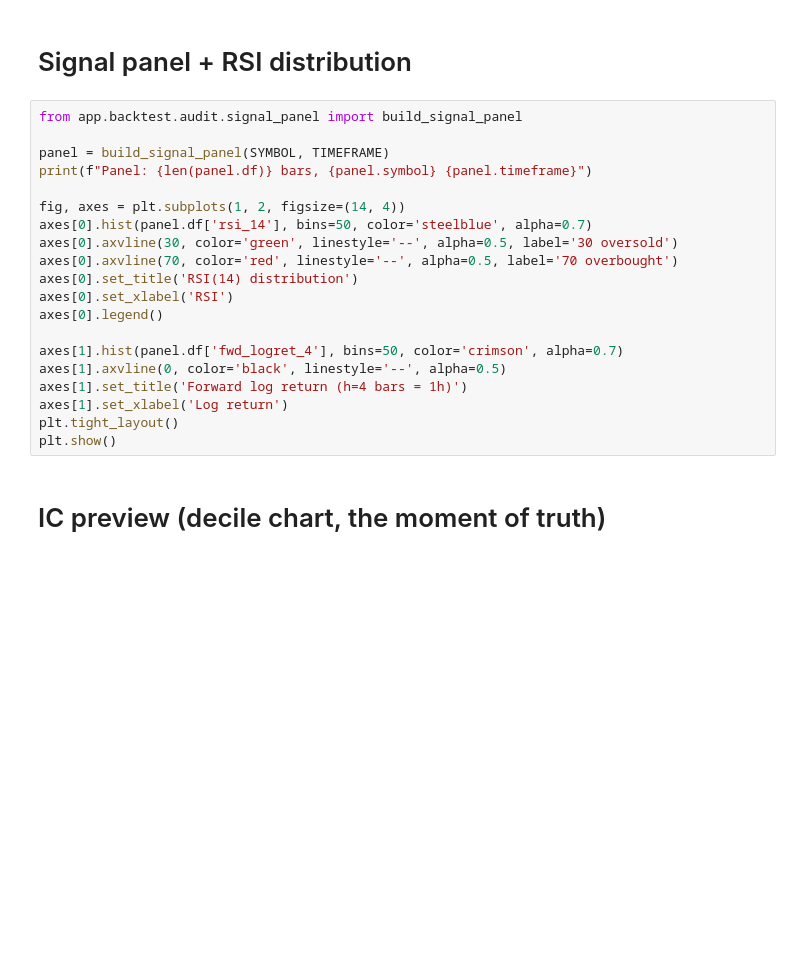
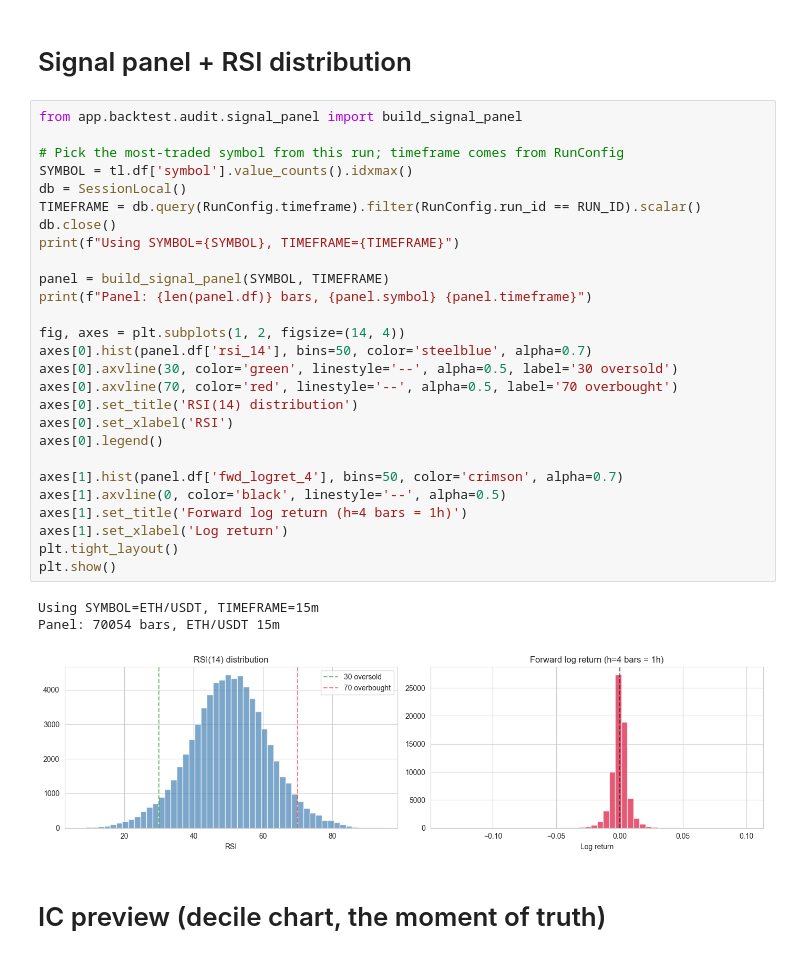
Before and after one commit to heavendragon-17/rsi_bot, a Jupyter notebook: research/2026-04-28_phase1_audit_exploration.ipynb, the cells around one changed output. Drawn from its saved outputs; the diff is of its cells as text; blank space fills up the shorter version.

```diff
--- a/research/2026-04-28_phase1_audit_exploration.ipynb
+++ b/research/2026-04-28_phase1_audit_exploration.ipynb
@@ -132,24 +180,35 @@ plt.show()
 # Signal panel + RSI distribution
 # %%
 from app.backtest.audit.signal_panel import build_signal_panel
+
+# Pick the most-traded symbol from this run; timeframe comes from RunConfig
+SYMBOL = tl.df['symbol'].value_counts().idxmax()
+db = SessionLocal()
+TIMEFRAME = db.query(RunConfig.timeframe).filter(RunConfig.run_id == RUN_ID).scalar()
+db.close()
+print(f"Using SYMBOL={SYMBOL}, TIMEFRAME={TIMEFRAME}")
 
 panel = build_signal_panel(SYMBOL, TIMEFRAME)
 print(f"Panel: {len(panel.df)} bars, {panel.symbol} {panel.timeframe}")
 
 fig, axes = plt.subplots(1, 2, figsize=(14, 4))
 axes[0].hist(panel.df['rsi_14'], bins=50, color='steelblue', alpha=0.7)
 axes[0].axvline(30, color='green', linestyle='--', alpha=0.5, label='30 oversold')
 axes[0].axvline(70, color='red', linestyle='--', alpha=0.5, label='70 overbought')
 axes[0].set_title('RSI(14) distribution')
 axes[0].set_xlabel('RSI')
 axes[0].legend()
 
 axes[1].hist(panel.df['fwd_logret_4'], bins=50, color='crimson', alpha=0.7)
 axes[1].axvline(0, color='black', linestyle='--', alpha=0.5)
 axes[1].set_title('Forward log return (h=4 bars = 1h)')
 axes[1].set_xlabel('Log return')
 plt.tight_layout()
 plt.show()
+# %% [output]
+Using SYMBOL=ETH/USDT, TIMEFRAME=15m
+Panel: 70054 bars, ETH/USDT 15m
+[figure, added]
 # %% [markdown]
 # IC preview (decile chart, the moment of truth)
 # %%
```
Also changed, not shown: parts of 14 cells of this notebook, 19 other files.
